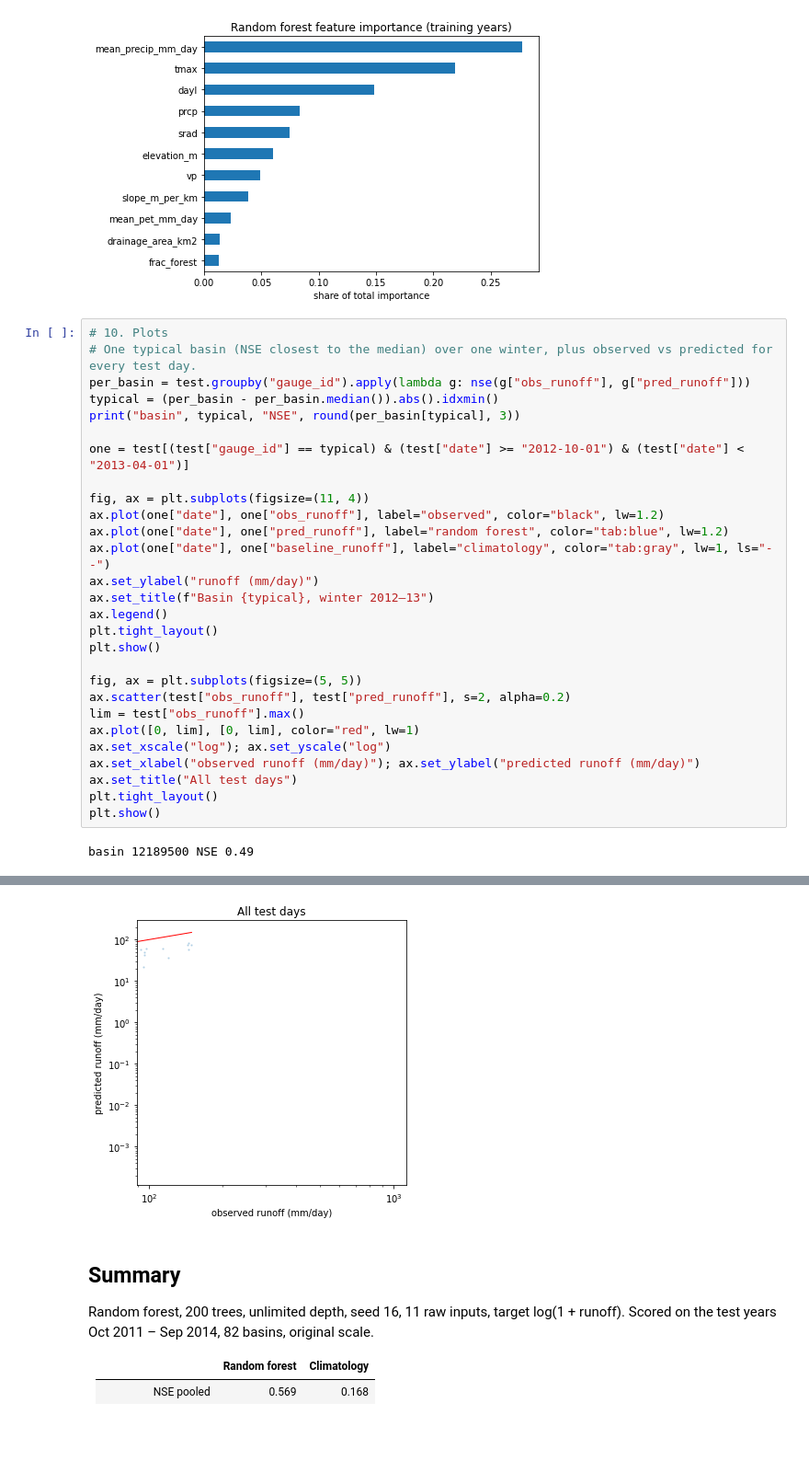
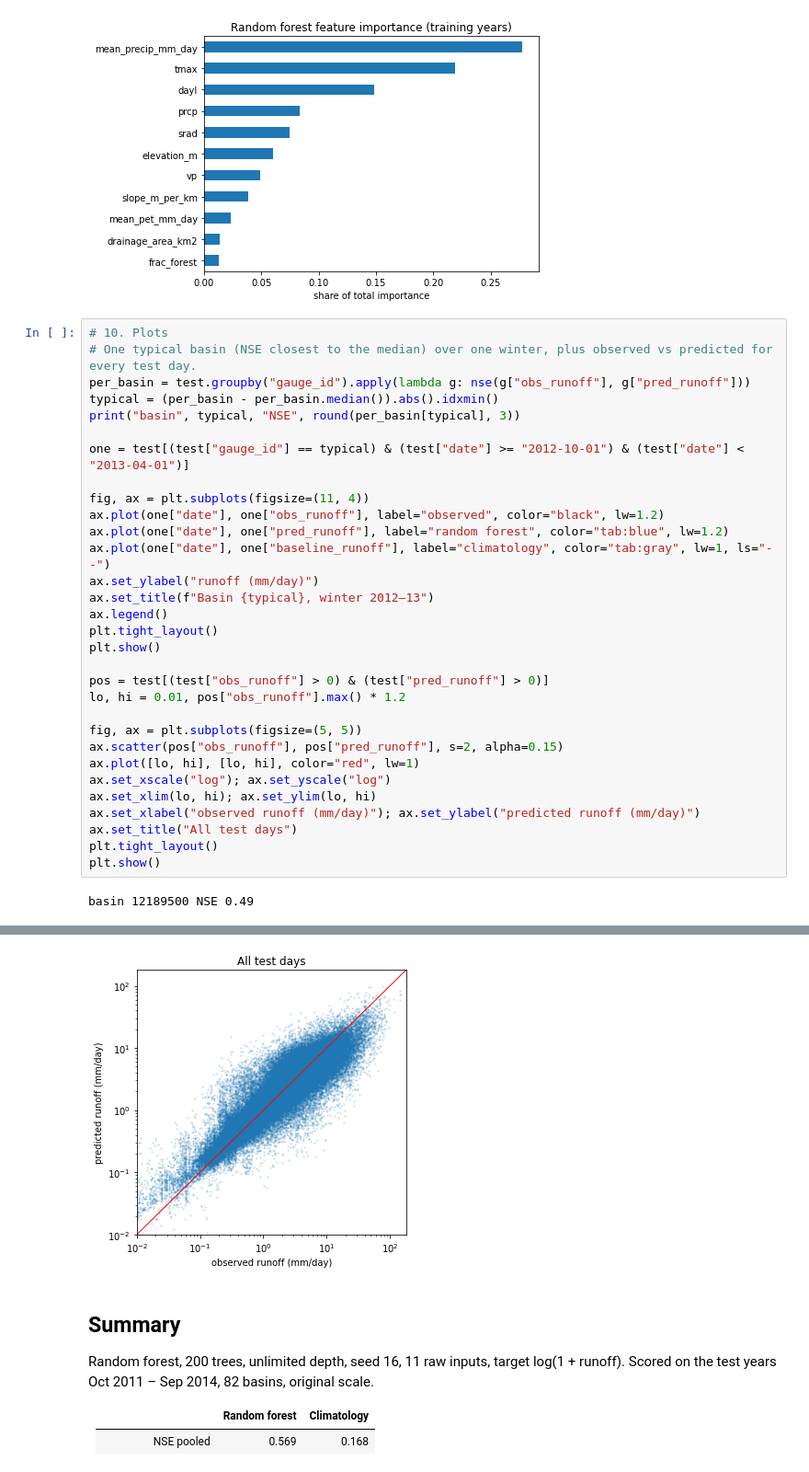
Before and after one commit to Dartmouth-ML-Team-3/streamflow-prediction, a Jupyter notebook: random_forest_model/random_forest.ipynb, the cells around one changed output, grey strips where cells are left out. Shown at 92% size. Cells and saved outputs as stored; diff of their text form; blank space fills up the shorter version.

Commit message:
Random forest: fix log-scale scatter axes

```diff
--- a/random_forest_model/random_forest.ipynb
+++ b/random_forest_model/random_forest.ipynb
@@ -164,36 +164,39 @@ dtype: float64
 # %%
 # 10. Plots
 # One typical basin (NSE closest to the median) over one winter, plus observed vs predicted for every test day.
 per_basin = test.groupby("gauge_id").apply(lambda g: nse(g["obs_runoff"], g["pred_runoff"]))
 typical = (per_basin - per_basin.median()).abs().idxmin()
 print("basin", typical, "NSE", round(per_basin[typical], 3))
 
 one = test[(test["gauge_id"] == typical) & (test["date"] >= "2012-10-01") & (test["date"] <
 "2013-04-01")]
 
 fig, ax = plt.subplots(figsize=(11, 4))
 ax.plot(one["date"], one["obs_runoff"], label="observed", color="black", lw=1.2)
 ax.plot(one["date"], one["pred_runoff"], label="random forest", color="tab:blue", lw=1.2)
 ax.plot(one["date"], one["baseline_runoff"], label="climatology", color="tab:gray", lw=1, ls="--")
 ax.set_ylabel("runoff (mm/day)")
 ax.set_title(f"Basin {typical}, winter 2012–13")
 ax.legend()
 plt.tight_layout()
 plt.show()
 
+pos = test[(test["obs_runoff"] > 0) & (test["pred_runoff"] > 0)]
+lo, hi = 0.01, pos["obs_runoff"].max() * 1.2
+
 fig, ax = plt.subplots(figsize=(5, 5))
-ax.scatter(test["obs_runoff"], test["pred_runoff"], s=2, alpha=0.2)
-lim = test["obs_runoff"].max()
-ax.plot([0, lim], [0, lim], color="red", lw=1)
+ax.scatter(pos["obs_runoff"], pos["pred_runoff"], s=2, alpha=0.15)
+ax.plot([lo, hi], [lo, hi], color="red", lw=1)
 ax.set_xscale("log"); ax.set_yscale("log")
+ax.set_xlim(lo, hi); ax.set_ylim(lo, hi)
 ax.set_xlabel("observed runoff (mm/day)"); ax.set_ylabel("predicted runoff (mm/day)")
 ax.set_title("All test days")
 plt.tight_layout()
 plt.show()
 # %% [output]
 basin 12189500 NSE 0.49
 [figure]
-[figure, old version]
+[figure, new version]
 # %% [markdown]
 ## Summary
 
```
Also changed, not shown: parts of 1 cell of this notebook.
